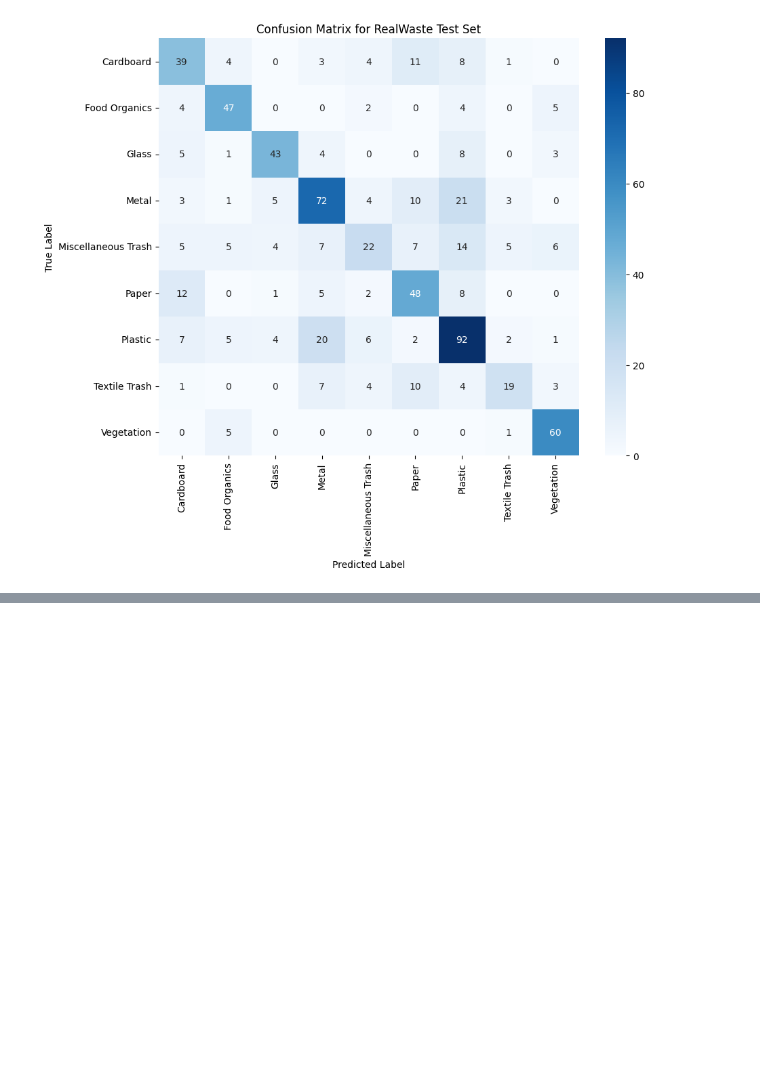
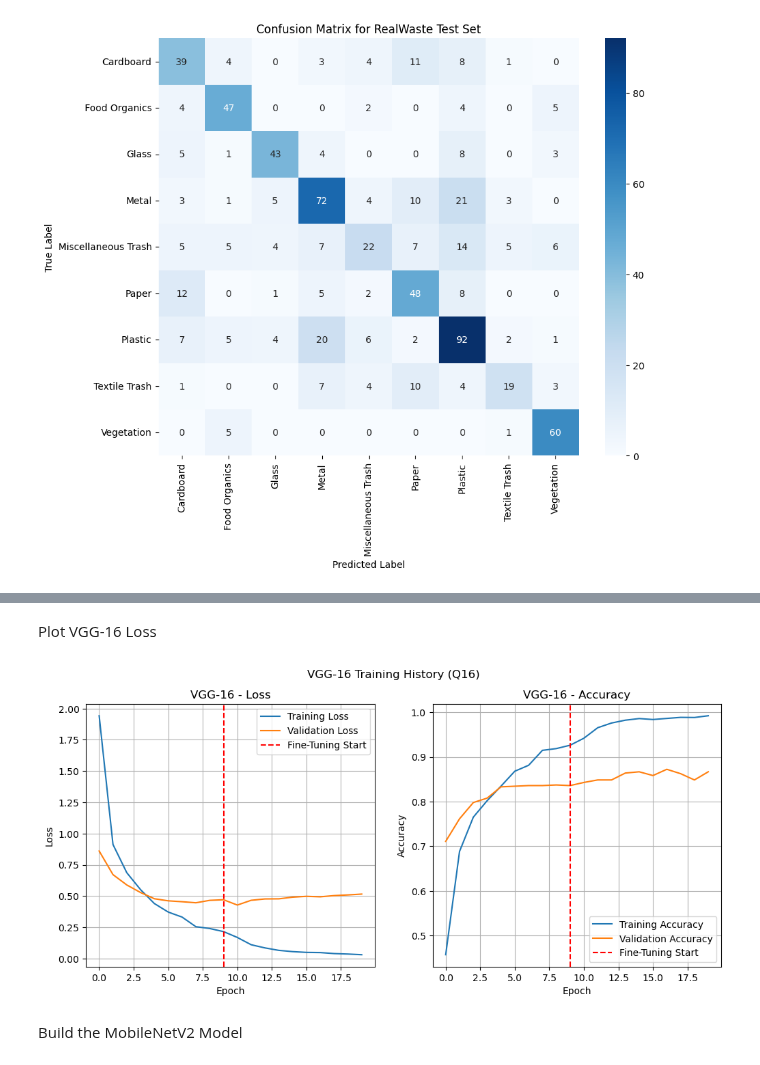
Before and after one commit to minuraashen/EN3150-CNN-for-Image-Classification, a Jupyter notebook: CNN.ipynb, the cells around one changed output, grey strips where cells are left out. Drawn from its saved outputs; the diff is of its cells as text; code cells hidden in the pictures; blank space fills up the shorter version.

```diff
--- a/CNN.ipynb
+++ b/CNN.ipynb
@@ -384,0 +555,8 @@ Confusion Matrix:
+# %%
+print("--- Training VGG-16 Head (Phase 1) ---")
+# Train for 10 epochs to "warm up" the new classifier head
+history_vgg_phase1 = model_vgg.fit(
+    train_ds,
+    epochs=10,
+    validation_data=val_ds
+)
@@ -384,0 +659,45 @@ Confusion Matrix:
+# %% [markdown]
+Plot VGG-16 Loss
+# %%
+# Create a helper function to combine and plot histories
+def plot_combined_history(history1, history2, model_name):
+    # Combine history data
+    acc = history1.history['accuracy'] + history2.history['accuracy']
+    val_acc = history1.history['val_accuracy'] + history2.history['val_accuracy']
+    loss = history1.history['loss'] + history2.history['loss']
+    val_loss = history1.history['val_loss'] + history2.history['val_loss']
+
+    plt.figure(figsize=(12, 5))
+
+    # Plot Loss
+    plt.subplot(1, 2, 1)
+    plt.plot(loss, label='Training Loss')
+    plt.plot(val_loss, label='Validation Loss')
+    # Add a vertical line to show where fine-tuning started
+    plt.axvline(history1.epoch[-1], color='red', linestyle='--', label='Fine-Tuning Start')
+    plt.title(f'{model_name} - Loss')
+    plt.xlabel('Epoch')
+    plt.ylabel('Loss')
+    plt.legend()
+    plt.grid(True)
+
+    # Plot Accuracy
+    plt.subplot(1, 2, 2)
+    plt.plot(acc, label='Training Accuracy')
+    plt.plot(val_acc, label='Validation Accuracy')
+    plt.axvline(history1.epoch[-1], color='red', linestyle='--', label='Fine-Tuning Start')
+    plt.title(f'{model_name} - Accuracy')
+    plt.xlabel('Epoch')
+    plt.ylabel('Accuracy')
+    plt.legend()
+    plt.grid(True)
+
+    plt.suptitle(f'{model_name} Training History (Q16)')
+    plt.show()
+
+# Plot the VGG-16 history
+plot_combined_history(history_vgg_phase1, history_vgg_phase2, "VGG-16")
+# %% [output]
+[figure, added]
+# %% [markdown]
+Build the MobileNetV2 Model
```
Also changed, not shown: parts of 25 cells of this notebook.
